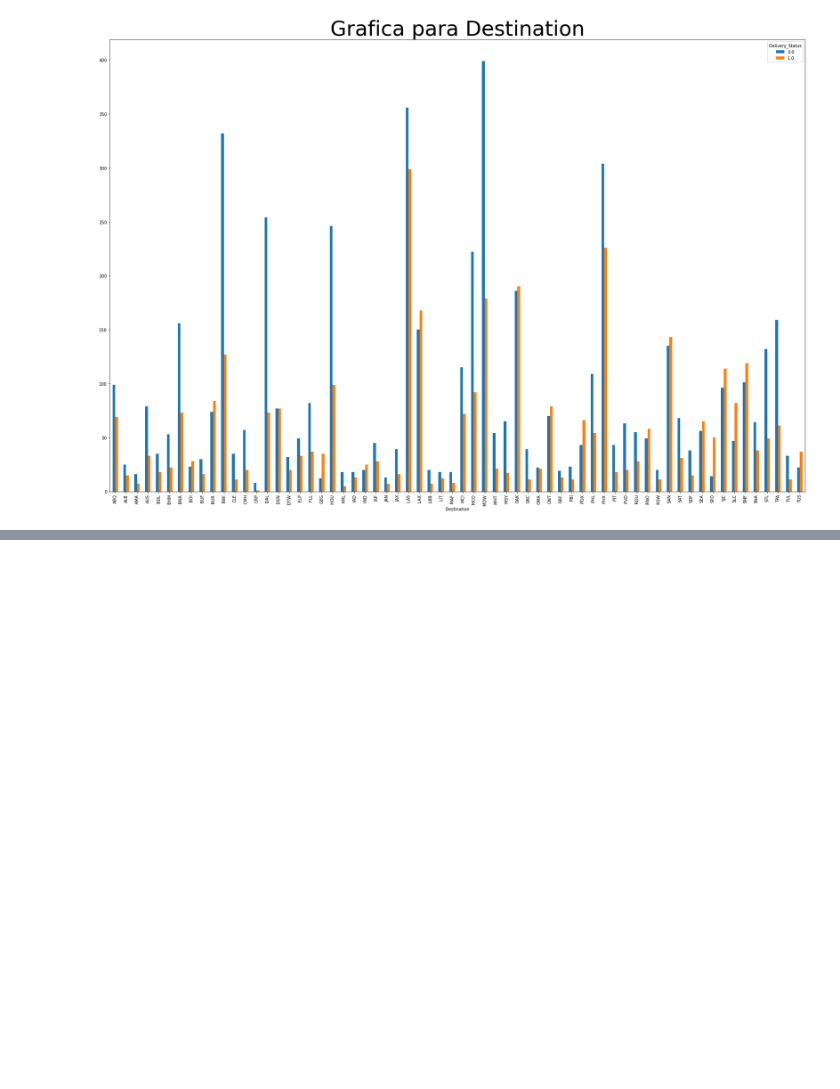
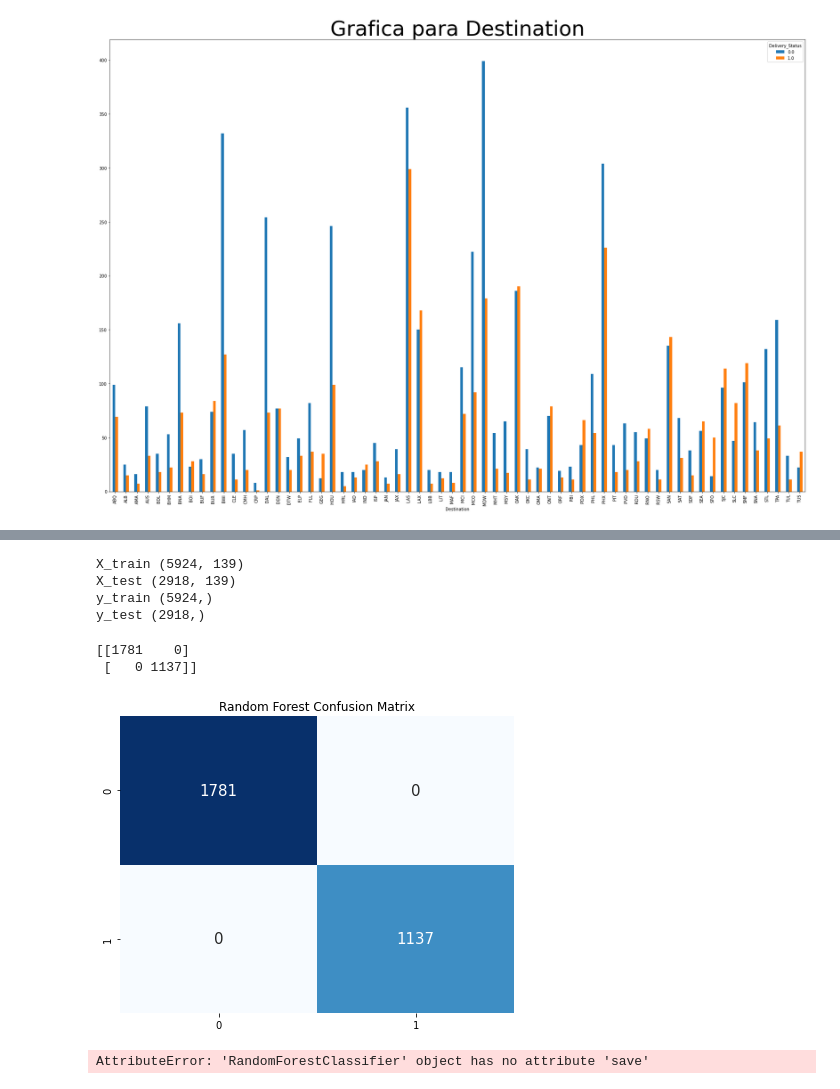
Before and after one commit to Profe-Jose-Burgos/CodeBreakers, a Jupyter notebook: RepSys.ipynb, the cells around one changed output, grey strips where cells are left out. Cells and saved outputs as stored; diff of their text form; code cells hidden in the pictures; blank space fills up the shorter version.

Commit message:
Modelo de Predicción

```diff
--- a/RepSys.ipynb
+++ b/RepSys.ipynb
@@ -427,0 +451,6 @@ KeyboardInterrupt:
+# %%
+#Cambiar los valores de 'Carrier_Name','Source','Destination' a 0 y 1 en diferentes columnas
+df_repdummies=pd.get_dummies(dt_report,columns=['Carrier_Name','Source','Destination'],sparse=True)
+
+x  = df_repdummies.drop(['Delivery_Status','Year'],axis=1)
+y = df_repdummies.Delivery_Status
@@ -427,0 +479,41 @@ KeyboardInterrupt:
+# %%
+from sklearn.model_selection import train_test_split
+#instanciar el estimador y ajustar los parametros
+x_train,x_test,y_train,y_test=train_test_split(x,y,test_size=0.33,random_state=42)
+# %%
+print("X_train",x_train.shape)
+print("X_test",x_test.shape)
+print("y_train",y_train.shape)
+print("y_test",y_test.shape)
+# %% [output]
+X_train (5924, 139)
+X_test (2918, 139)
+y_train (5924,)
+y_test (2918,)
+# %%
+from sklearn.ensemble import RandomForestClassifier
+from sklearn.metrics import confusion_matrix,classification_report
+accuracy={}
+# creacion del modelo
+#build_model(x_train,y_train):
+model = RandomForestClassifier(n_estimators = 1000, random_state = 1)
+hist_rf=model.fit(x_train,y_train)
+acc=hist_rf.score(x_test,y_test)*100
+
+predict=hist_rf.predict(x_test)
+cm=confusion_matrix(predict,y_test)
+print(cm)
+rf_cr=classification_report(predict,y_test)
+plt.figure(figsize=(24,12))
+plt.subplot(2,3,6)
+plt.title("Random Forest Confusion Matrix")
+sns.heatmap(cm,annot=True,cmap="Blues",fmt="d",cbar=False, annot_kws={"size": 15})
+
+plt.show()
+model.save("Delivery_model.h5",hist_rf)
+print("modelo creado")
+# %% [output]
+[[1781    0]
+ [   0 1137]]
+[figure, added]
+AttributeError: 'RandomForestClassifier' object has no attribute 'save'
```
Also changed, not shown: parts of 11 cells of this notebook, 3 other files.
